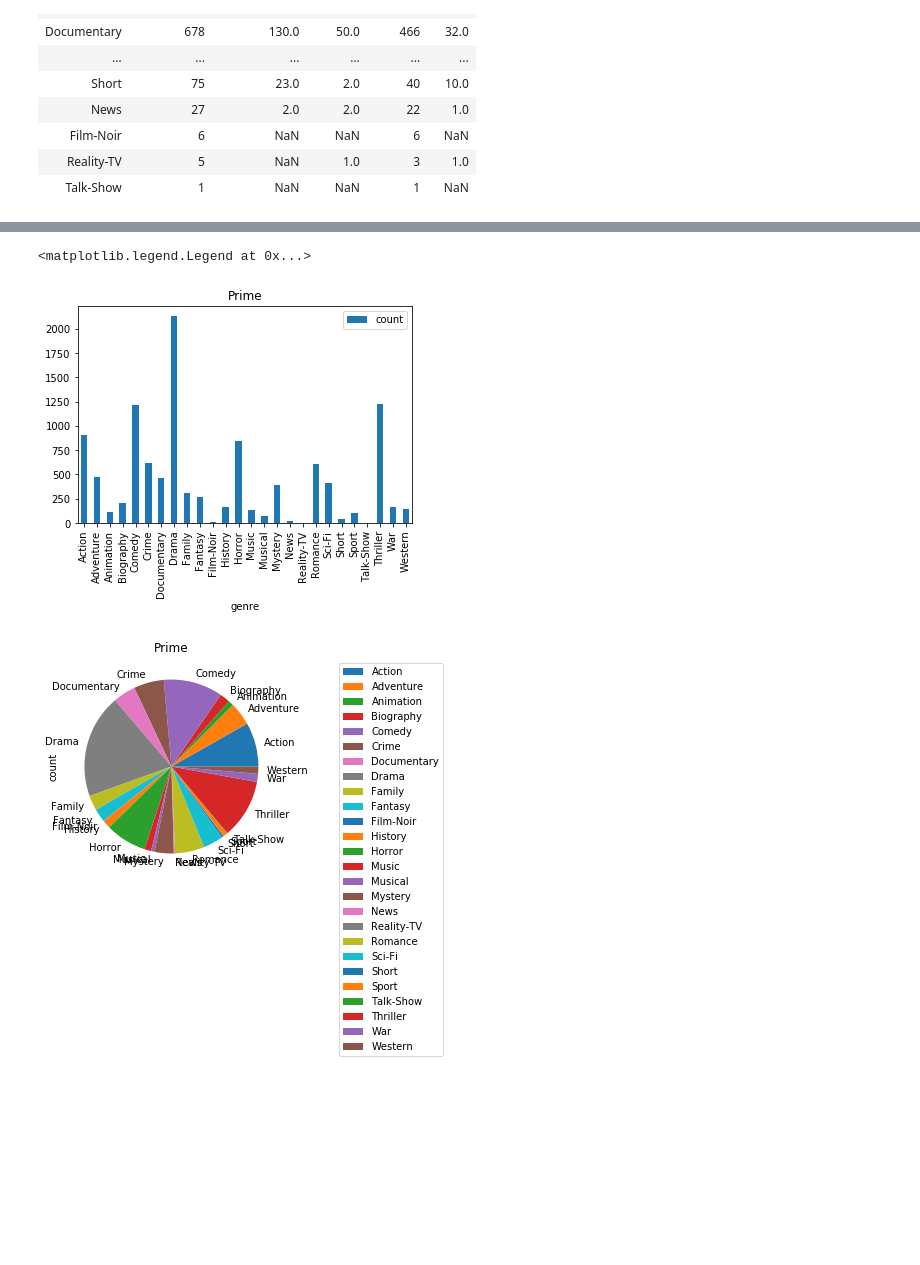
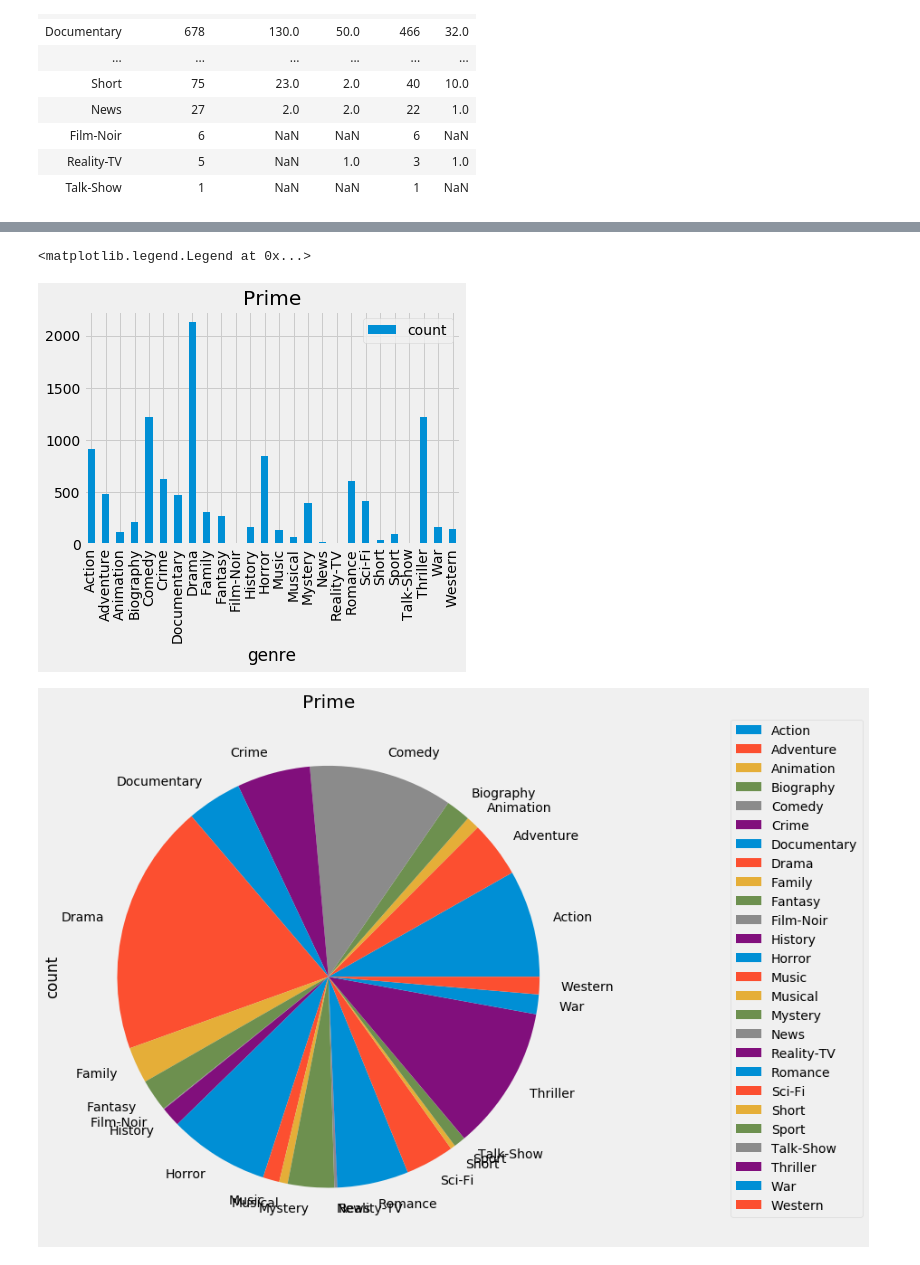
Before and after one commit to RoLDT/project-one-nesfils, a Jupyter notebook: Edwin.ipynb, the cells around one changed output, grey strips where cells are left out. Saved outputs shown, nothing was run; the diff lists cells and outputs as text; code cells hidden in the pictures; blank space fills up the shorter version.

```diff
--- a/Edwin.ipynb
+++ b/Edwin.ipynb
@@ -270,6 +270,7 @@ df_merge4.sort_values(by="count_Total",ascending=False)
 | Talk-Show | 1 | NaN | NaN | 1 | NaN |
 # %%
 TotalPlot = genre_count_Total.plot.bar(rot=90)
+plt.style.use("fivethirtyeight")
 plt.title("Total")
 TotalPlot = genre_count_Total.plot.pie(subplots=True,figsize=(10,10))
 plt.title("Total")
@@ -281,5 +282,6 @@ plt.legend(bbox_to_anchor=(1.25,1),loc="upper left")
 # %%
 netflixPlot = genre_count_Netflix.plot.bar(rot=90)
+plt.style.use("fivethirtyeight")
 plt.title("Netflix")
 netflixPlot = genre_count_Netflix.plot.pie(subplots=True,figsize=(10,10))
 plt.title("Netflix")
@@ -291,12 +293,13 @@ plt.legend(bbox_to_anchor=(1.25,1),loc="upper left")
 # %%
 primePlot = genre_count_Prime.plot.bar(rot=90)
+plt.style.use("fivethirtyeight")
 plt.title("Prime")
 primePlot = genre_count_Prime.plot.pie(subplots=True,figsize=(10,10))
 plt.title("Prime")
 plt.legend(bbox_to_anchor=(1.25,1),loc="upper left")
 # %% [output]
 <matplotlib.legend.Legend at 0x...>
-[figure, old version]
+[figure, new version]
-[figure, old version]
+[figure, new version]
 # %%
 huluPlot = genre_count_Hulu.plot.bar(rot=90)
```
Also changed, not shown: parts of 4 cells of this notebook.
